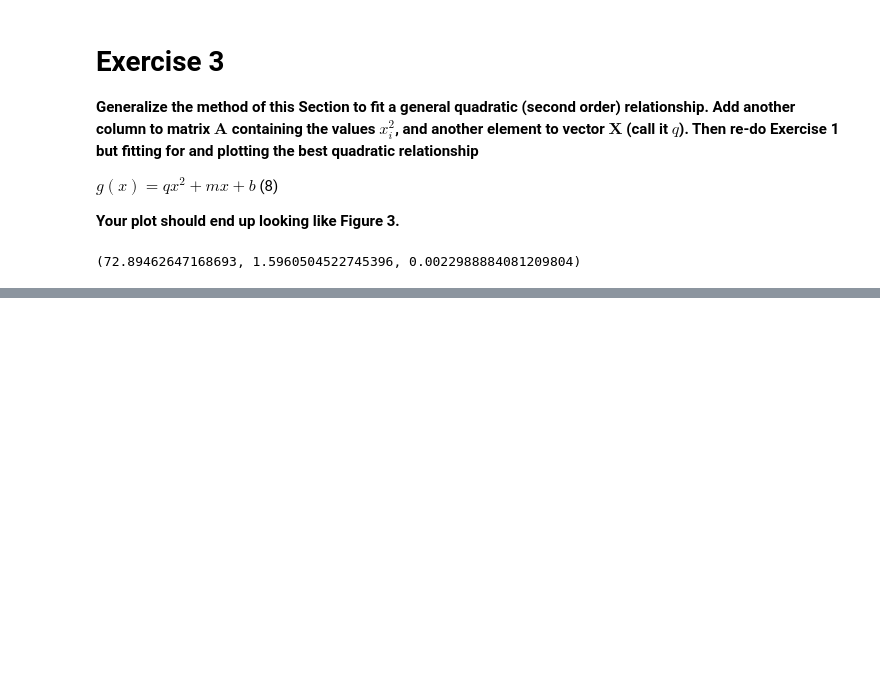
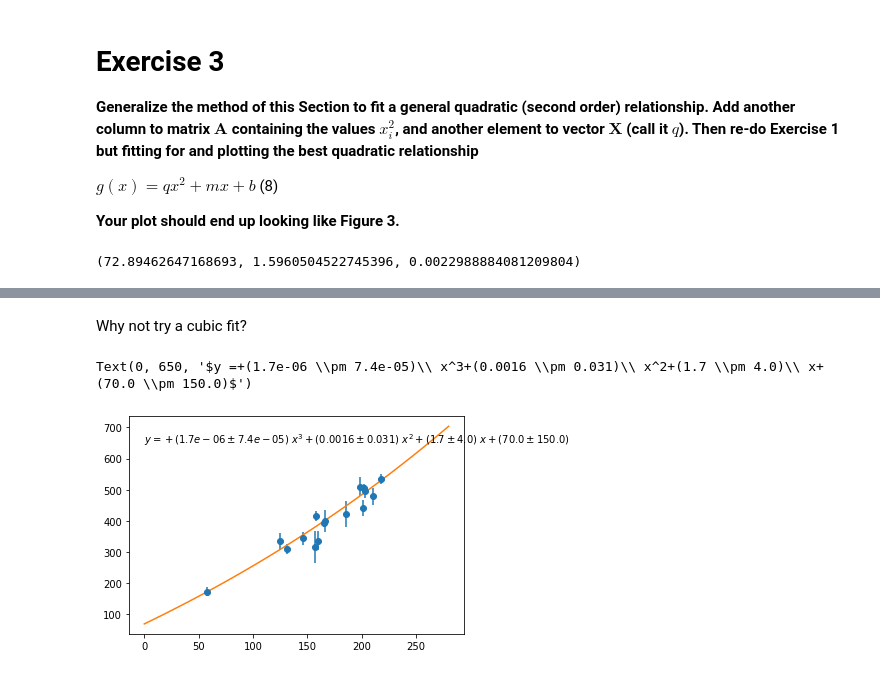
Before and after one commit to Lachimax/hblfit, a Jupyter notebook: notebooks/1-standard-practise.ipynb, the cells around one changed output, grey strips where cells are left out. Drawn from its saved outputs; the diff is of its cells as text; code cells hidden in the pictures; blank space fills up the shorter version.

```diff
--- a/notebooks/1-standard-practise.ipynb
+++ b/notebooks/1-standard-practise.ipynb
@@ -210,0 +250,14 @@ Text(100, 200, '$y = (0.0023 \\pm 0.002) x^2 (1.6 \\pm 0.58) x + (73.0 \\pm 39.0
+# %% [markdown]
+Why not try a cubic fit?
+# %%
+X, covariance = polynomial_standard(x, y, sigma_y, 3)
+
+y_model = X[3] * x_model ** 3 + X[2] * x_model ** 2 + X[1] * x_model + X[0]
+
+fig, ax = plt.subplots(1, 1)
+ax.errorbar(x, y, yerr=sigma_y, fmt='o')
+ax.plot(x_model, y_model)
+ax.text(0, 650, build_equation_string(X, covariance))
+# %% [output]
+Text(0, 650, '$y =+(1.7e-06 \\pm 7.4e-05)\\ x^3+(0.0016 \\pm 0.031)\\ x^2+(1.7 \\pm 4.0)\\ x+(70.0 \\pm 150.0)$')
+[figure, added]
```
Also changed, not shown: parts of 4 cells of this notebook, 3 other files.
